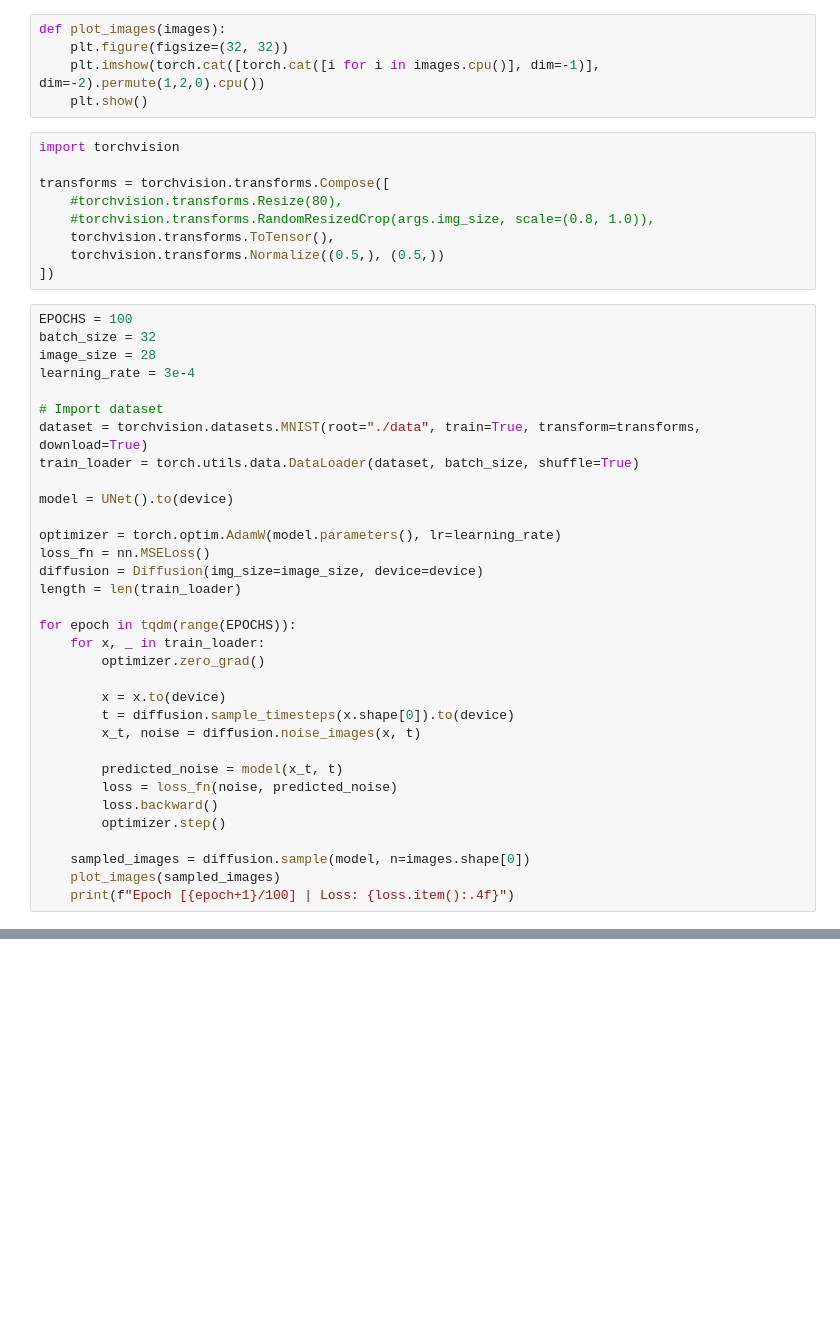
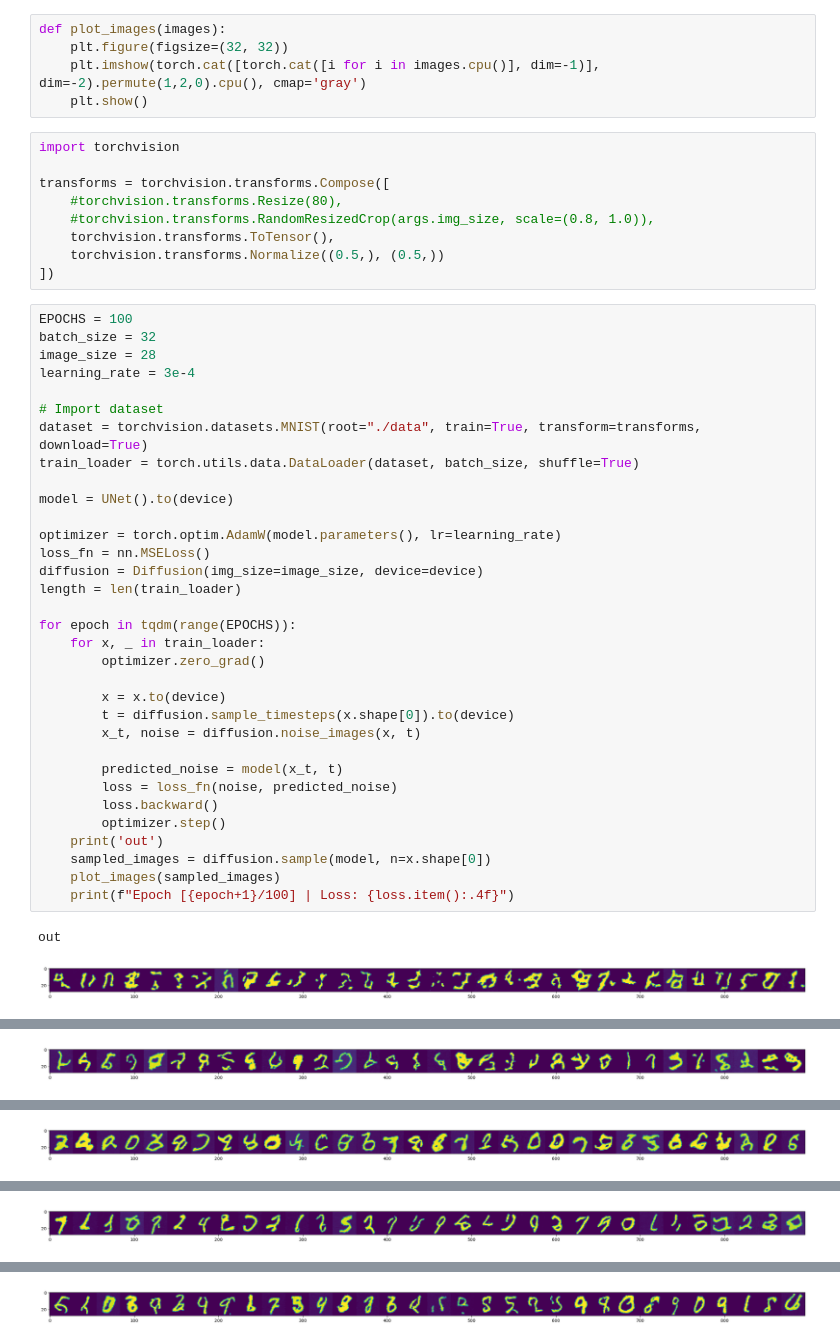
Before and after one commit to JorgeOrtizV/DiffusionModels_Project, a Jupyter notebook: DM.ipynb, the cells around one changed output, grey strips where cells are left out. Drawn from its saved outputs; the diff is of its cells as text; blank space fills up the shorter version.

```diff
--- a/DM.ipynb
+++ b/DM.ipynb
@@ -214,7 +214,7 @@ class SelfAttention(nn.Module):
 # %%
 def plot_images(images):
     plt.figure(figsize=(32, 32))
-    plt.imshow(torch.cat([torch.cat([i for i in images.cpu()], dim=-1)], dim=-2).permute(1,2,0).cpu())
+    plt.imshow(torch.cat([torch.cat([i for i in images.cpu()], dim=-1)], dim=-2).permute(1,2,0).cpu(), cmap='gray')
     plt.show()
 # %%
 import torchvision
@@ -229,32 +229,35 @@ transforms = torchvision.transforms.Compose([
 EPOCHS = 100
 batch_size = 32
 image_size = 28
 learning_rate = 3e-4
 
 # Import dataset
 dataset = torchvision.datasets.MNIST(root="./data", train=True, transform=transforms, download=True)
 train_loader = torch.utils.data.DataLoader(dataset, batch_size, shuffle=True)
 
 model = UNet().to(device)
 
 optimizer = torch.optim.AdamW(model.parameters(), lr=learning_rate)
 loss_fn = nn.MSELoss()
 diffusion = Diffusion(img_size=image_size, device=device)
 length = len(train_loader)
 
 for epoch in tqdm(range(EPOCHS)):
     for x, _ in train_loader:
         optimizer.zero_grad()
 
         x = x.to(device)
         t = diffusion.sample_timesteps(x.shape[0]).to(device)
         x_t, noise = diffusion.noise_images(x, t)
 
         predicted_noise = model(x_t, t)
         loss = loss_fn(noise, predicted_noise)
         loss.backward()
         optimizer.step()
-
-    sampled_images = diffusion.sample(model, n=images.shape[0])
+    print('out')
+    sampled_images = diffusion.sample(model, n=x.shape[0])
     plot_images(sampled_images)
     print(f"Epoch [{epoch+1}/100] | Loss: {loss.item():.4f}")
+# %% [output]
+out
+[figure, added]
@@ -260,0 +266 @@ for epoch in tqdm(range(EPOCHS)):
+[figure, added]
@@ -260,0 +269 @@ for epoch in tqdm(range(EPOCHS)):
+[figure, added]
@@ -260,0 +272 @@ for epoch in tqdm(range(EPOCHS)):
+[figure, added]
@@ -260,0 +275 @@ for epoch in tqdm(range(EPOCHS)):
+[figure, added]
```
Also changed, not shown: parts of 1 cell of this notebook.
